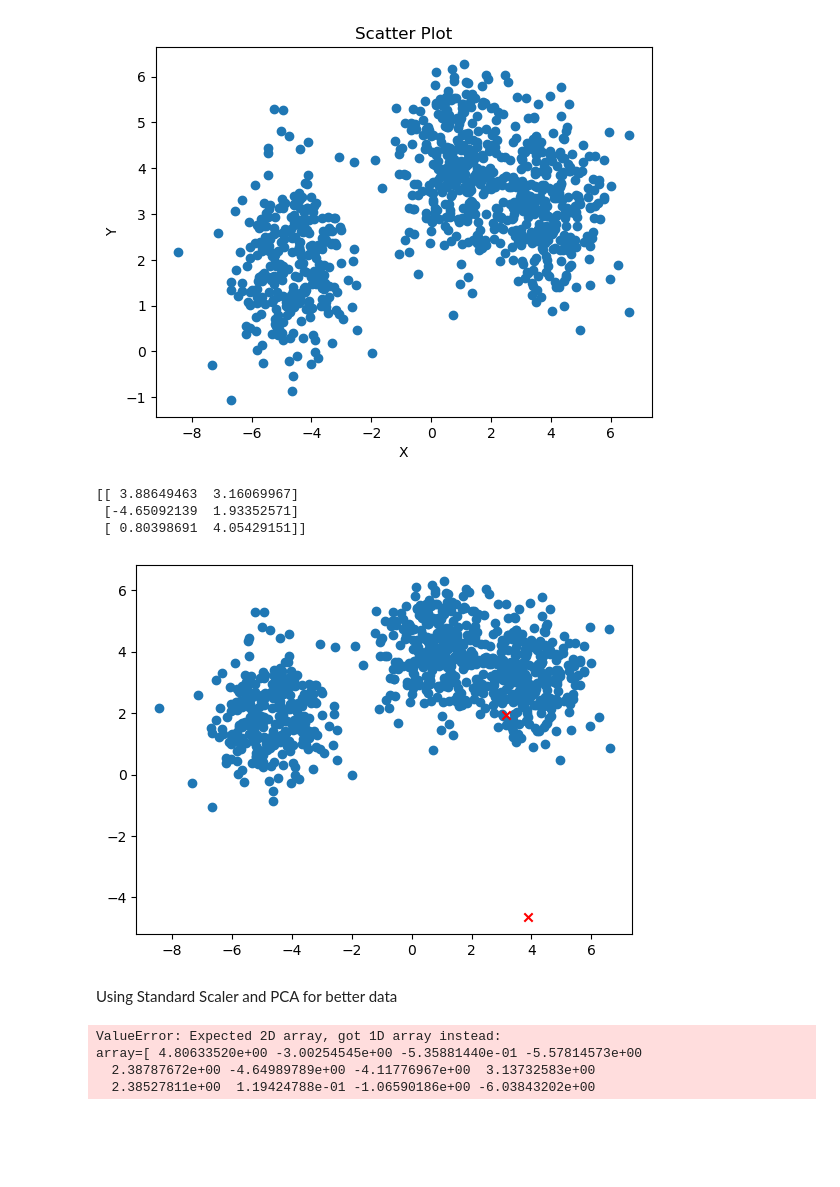
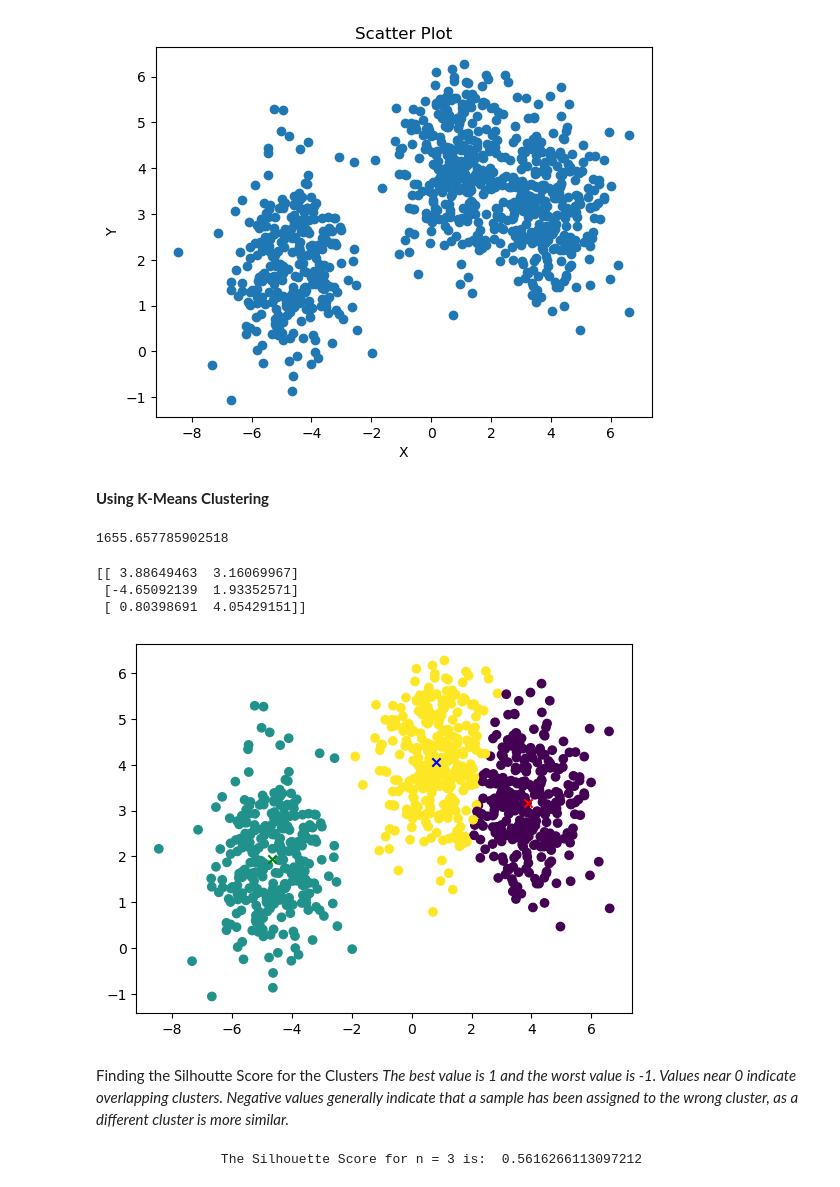
Before and after one commit to Vashi1/DSE-315-Clustering-Assignment, a Jupyter notebook: Clustering.ipynb, the cells around one changed output. Saved outputs shown, nothing was run; the diff lists cells and outputs as text; code cells hidden in the pictures; blank space fills up the shorter version.

```diff
--- a/Clustering.ipynb
+++ b/Clustering.ipynb
@@ -21,31 +21,35 @@ plt.ylabel("Y")
 plt.show()
 # %% [output]
 [figure]
+# %% [markdown]
+**Using K-Means Clustering**
 # %%
 from sklearn.cluster import KMeans
-kmeans = KMeans(n_clusters=3, random_state=42, n_init=20).fit(data)
-print(kmeans.cluster_centers_)
-plt.scatter(data[0], data[1])
-plt.scatter(kmeans.cluster_centers_[0], kmeans.cluster_centers_[1], marker = 'x', color = 'r')
-plt.show()
+kmeans = KMeans(n_clusters=3, random_state=42, n_init=40).fit(data)
-# %% [output]
-[[ 3.88649463  3.16069967]
- [-4.65092139  1.93352571]
- [ 0.80398691  4.05429151]]
-[figure, removed]
-# %% [markdown]
-Using Standard Scaler and PCA for better data
-# %%
-from sklearn.preprocessing import StandardScaler
-from sklearn.decomposition import PCA
-from sklearn.pipeline import Pipeline
-
-sc = StandardScaler()
-pca = PCA()
-pipeline = Pipeline((['sc', sc], ['pca', pca]))
-pipeline.fit_transform(data[0])
-# %% [output]
-ValueError: Expected 2D array, got 1D array instead:
-array=[ 4.80633520e+00 -3.00254545e+00 -5.35881440e-01 -5.57814573e+00
-  2.38787672e+00 -4.64989789e+00 -4.11776967e+00  3.13732583e+00
-  2.38527811e+00  1.19424788e-01 -1.06590186e+00 -6.03843202e+00
+# %%
+labels = kmeans.labels_
+inertia = kmeans.inertia_
+print(inertia)
+# %% [output]
+1655.657785902518
+# %%
+print(kmeans.cluster_centers_)
+plt.scatter(data[0], data[1], c = labels, cmap = 'viridis')
+plt.scatter(kmeans.cluster_centers_[0][0], kmeans.cluster_centers_[0][1], marker = 'x', color = 'r')
+plt.scatter(kmeans.cluster_centers_[1][0], kmeans.cluster_centers_[1][1], marker = 'x', color = 'g')
+plt.scatter(kmeans.cluster_centers_[2][0], kmeans.cluster_centers_[2][1], marker = 'x', color = 'b')
+plt.show()
+# %% [output]
+[[ 3.88649463  3.16069967]
+ [-4.65092139  1.93352571]
+ [ 0.80398691  4.05429151]]
+[figure, added]
+# %% [markdown]
+Finding the Silhoutte Score for the Clusters
+*The best value is 1 and the worst value is -1. Values near 0 indicate overlapping clusters. Negative values generally indicate that a sample has been assigned to the wrong cluster, as a different cluster is more similar.*
+# %%
+from sklearn.metrics import silhouette_score
+sil = silhouette_score(data, labels, random_state=42)
+print('\n\t\tThe Silhouette Score for n = 3 is: ', sil)
+# %% [output]
+                The Silhouette Score for n = 3 is:  0.5616266113097212
```
Also changed, not shown: parts of 22 cells of this notebook.
